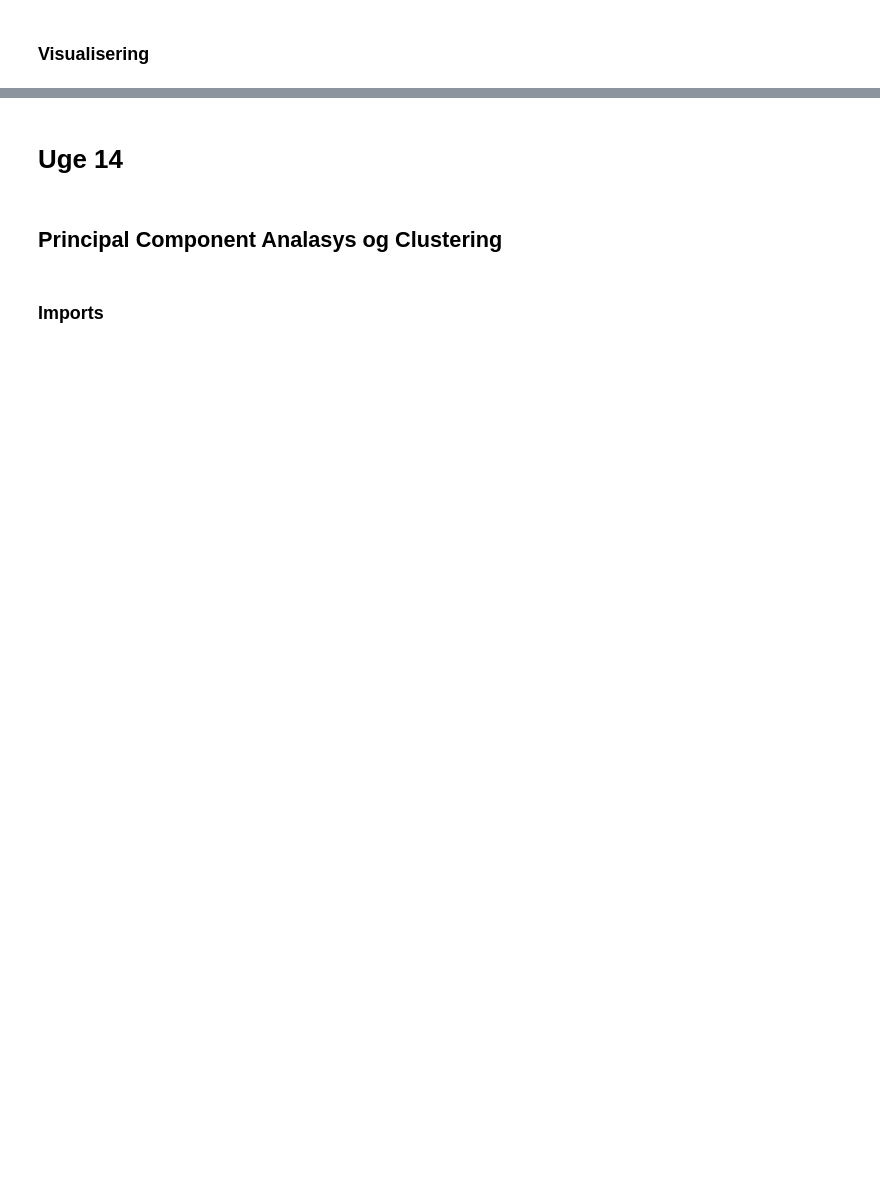
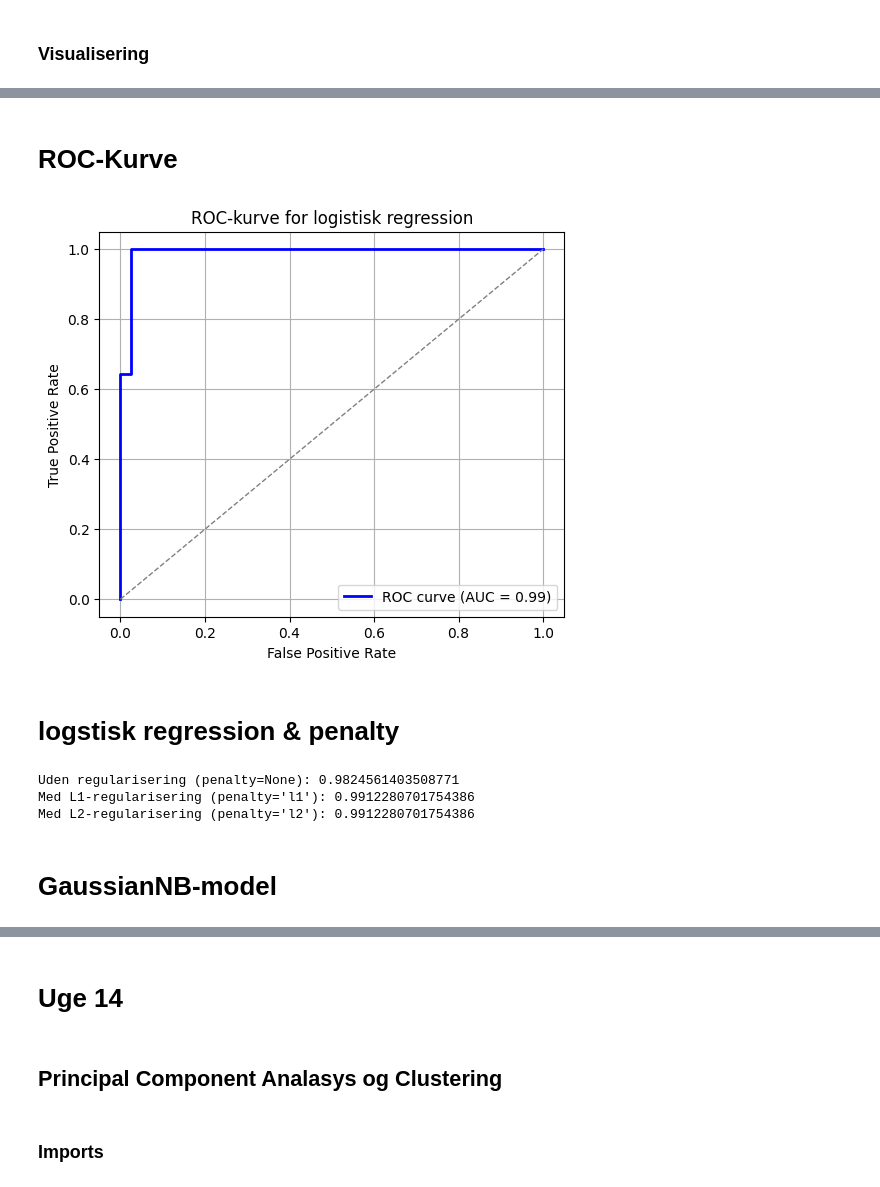
Before and after one commit to casperpersson/petfinder-pawpularity, a Jupyter notebook: Eksamen Projekt/Eksamen.ipynb, the cells around one changed output, grey strips where cells are left out. Cells and saved outputs as stored; diff of their text form; code cells hidden in the pictures; blank space fills up the shorter version.

```diff
--- a/Eksamen Projekt/Eksamen.ipynb
+++ b/Eksamen Projekt/Eksamen.ipynb
@@ -166,0 +314,48 @@ plt.show()
+# %% [markdown]
+# ROC-Kurve
+# %%
+from sklearn.metrics import roc_curve, auc
+
+# Beregn sandsynligheder for positiv klasse
+y_proba = model.predict_proba(X_test_scaled)[:, 1]
+
+# ROC-kurve og AUC
+fpr, tpr, thresholds = roc_curve(y_test, y_proba)
+roc_auc = auc(fpr, tpr)
+
+plt.figure(figsize=(6, 5))
+plt.plot(fpr, tpr, color='blue', lw=2, label=f'ROC curve (AUC = {roc_auc:.2f})')
+plt.plot([0, 1], [0, 1], color='grey', lw=1, linestyle='--')
+plt.xlabel('False Positive Rate')
+plt.ylabel('True Positive Rate')
+plt.title('ROC-kurve for logistisk regression')
+plt.legend(loc="lower right")
+plt.grid(True)
+plt.show()
+# %% [output]
+[figure, added]
+# %% [markdown]
+# logstisk regression & penalty
+# %%
+from sklearn.linear_model import LogisticRegression
+
+# Uden regularisering (penalty=None)
+logreg_none = LogisticRegression(penalty=None, max_iter=500, solver="lbfgs")
+logreg_none.fit(X_train_scaled, y_train)
+print("Uden regularisering (penalty=None):", logreg_none.score(X_test_scaled, y_test))
+
+# Med L1-regularisering (penalty='l1')
+logreg_l1 = LogisticRegression(penalty="l1", solver="liblinear", max_iter=500)
+logreg_l1.fit(X_train_scaled, y_train)
+print("Med L1-regularisering (penalty='l1'):", logreg_l1.score(X_test_scaled, y_test))
+
+# Med L2-regularisering (penalty='l2')
+logreg_l2 = LogisticRegression(penalty="l2", solver="lbfgs", max_iter=500)
+logreg_l2.fit(X_train_scaled, y_train)
+print("Med L2-regularisering (penalty='l2'):", logreg_l2.score(X_test_scaled, y_test))
+# %% [output]
+Uden regularisering (penalty=None): 0.9824561403508771
+Med L1-regularisering (penalty='l1'): 0.9912280701754386
+Med L2-regularisering (penalty='l2'): 0.9912280701754386
+# %% [markdown]
+# GaussianNB-model
```
Also changed, not shown: parts of 32 cells of this notebook.
